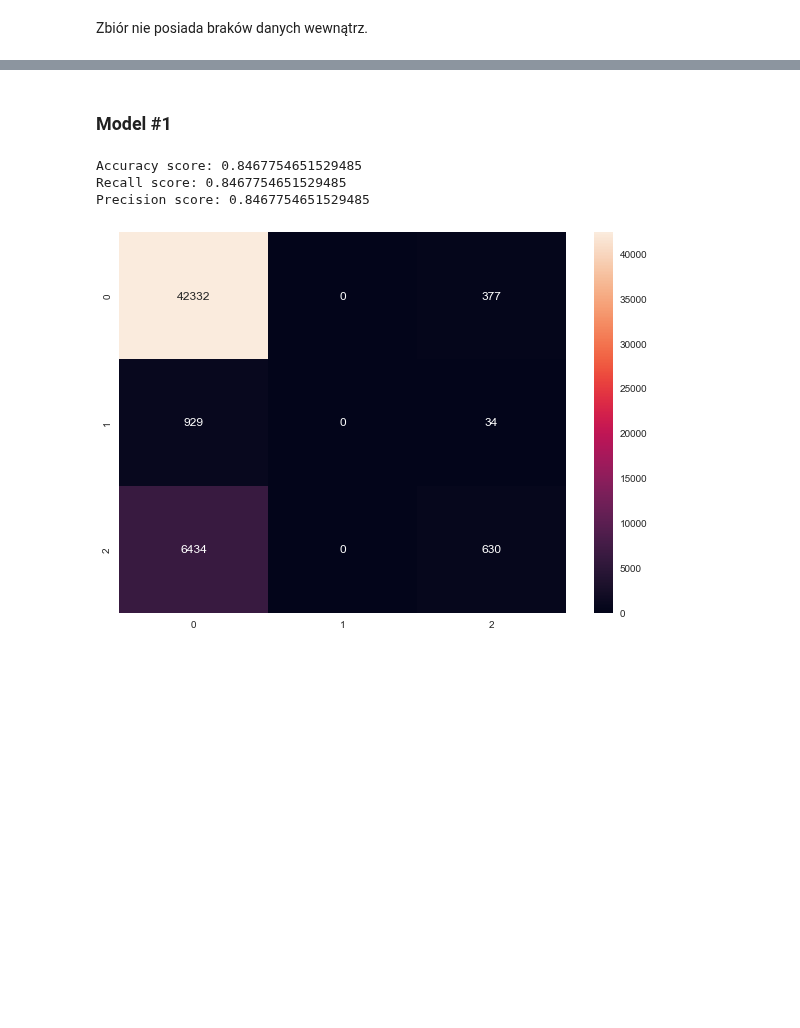
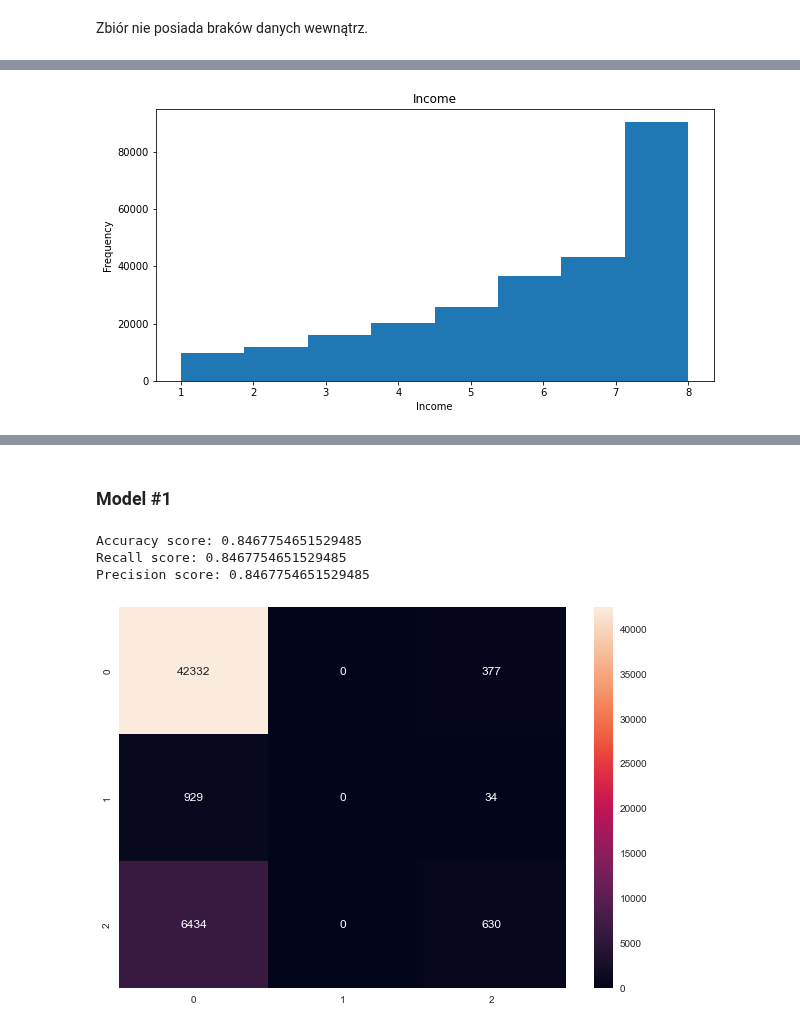
Before and after one commit to CarJung/Uni, a Jupyter notebook: diabetes/Projekt.ipynb, the cells around one changed output, grey strips where cells are left out. Cells and saved outputs as stored; diff of their text form; code cells hidden in the pictures; blank space fills up the shorter version.

```diff
--- a/diabetes/Projekt.ipynb
+++ b/diabetes/Projekt.ipynb
@@ -92,0 +127,4 @@ Zbiór nie posiada braków danych wewnątrz.
+# %%
+plot_histogram(data, 'Income', 'Income',bins=8)
+# %% [output]
+[figure, added]
```
Also changed, not shown: parts of 14 cells of this notebook.
